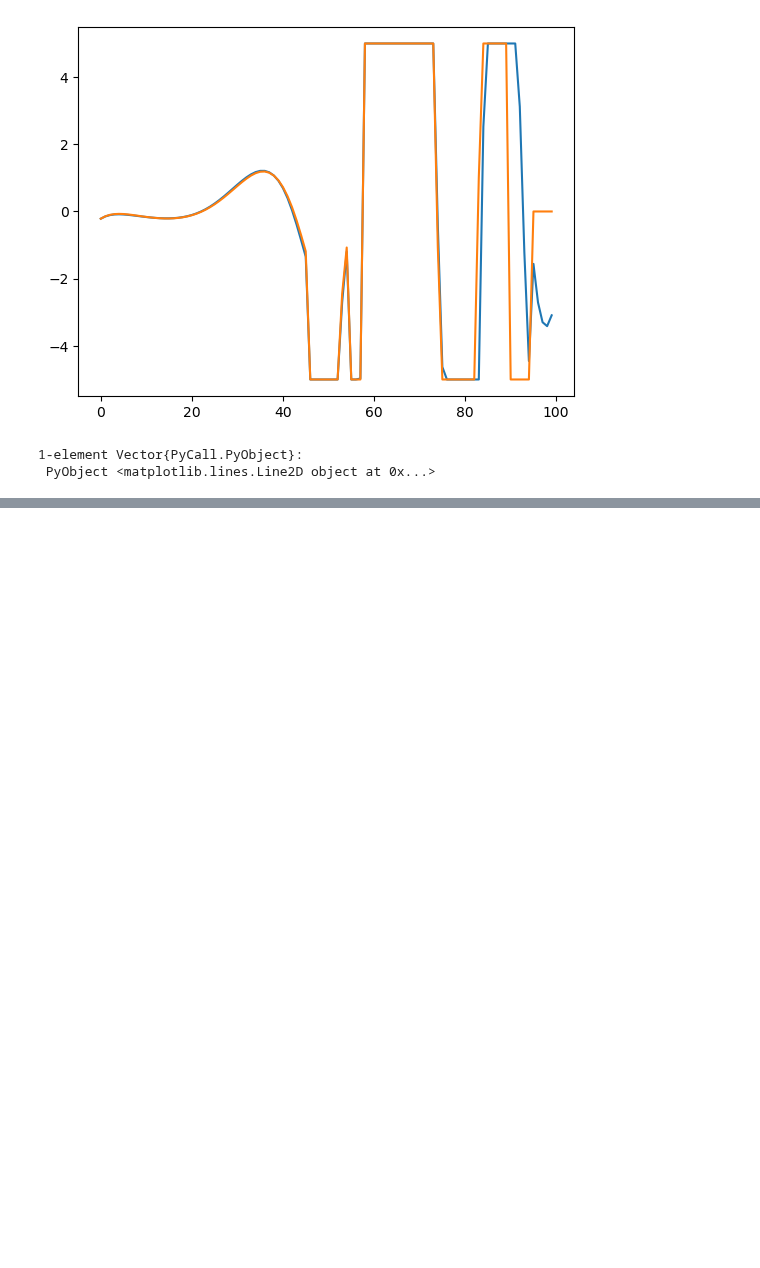
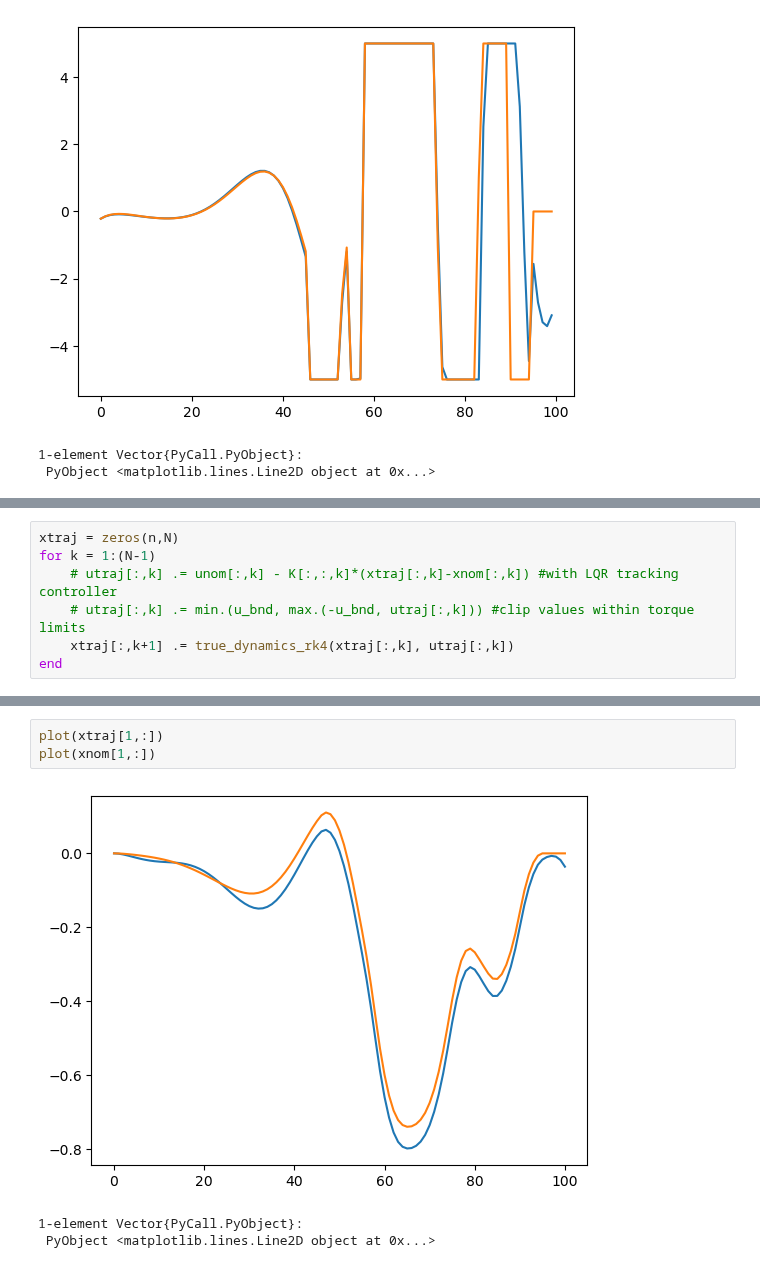
Before and after one commit to kimsooyoung/optimal_control_julia, a Jupyter notebook: lec_18/cartpole-ilc.ipynb, the cells around one changed output, grey strips where cells are left out. Drawn from its saved outputs; the diff is of its cells as text; blank space fills up the shorter version.

```diff
--- a/lec_18/cartpole-ilc.ipynb
+++ b/lec_18/cartpole-ilc.ipynb
@@ -259,0 +266,7 @@ utraj[1:(Nh-1)] .= utraj[1:(Nh-1)]+Δu
+# %%
+xtraj = zeros(n,N)
+for k = 1:(N-1)
+    # utraj[:,k] .= unom[:,k] - K[:,:,k]*(xtraj[:,k]-xnom[:,k]) #with LQR tracking controller
+    # utraj[:,k] .= min.(u_bnd, max.(-u_bnd, utraj[:,k])) #clip values within torque limits
+    xtraj[:,k+1] .= true_dynamics_rk4(xtraj[:,k], utraj[:,k])
+end
@@ -259,0 +284,7 @@ utraj[1:(Nh-1)] .= utraj[1:(Nh-1)]+Δu
+# %%
+plot(xtraj[1,:])
+plot(xnom[1,:])
+# %% [output]
+[figure, added]
+1-element Vector{PyCall.PyObject}:
+ PyObject <matplotlib.lines.Line2D object at 0x...>
```
Also changed, not shown: parts of 6 cells of this notebook, 4 other files.
